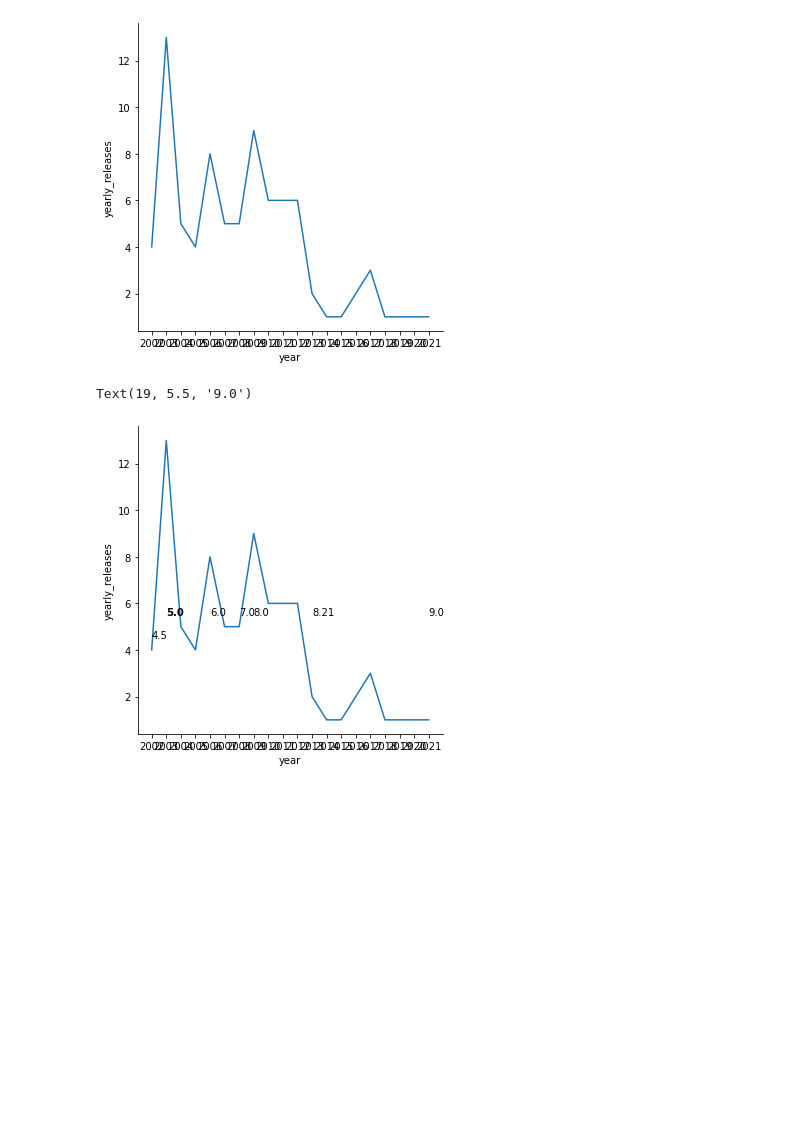
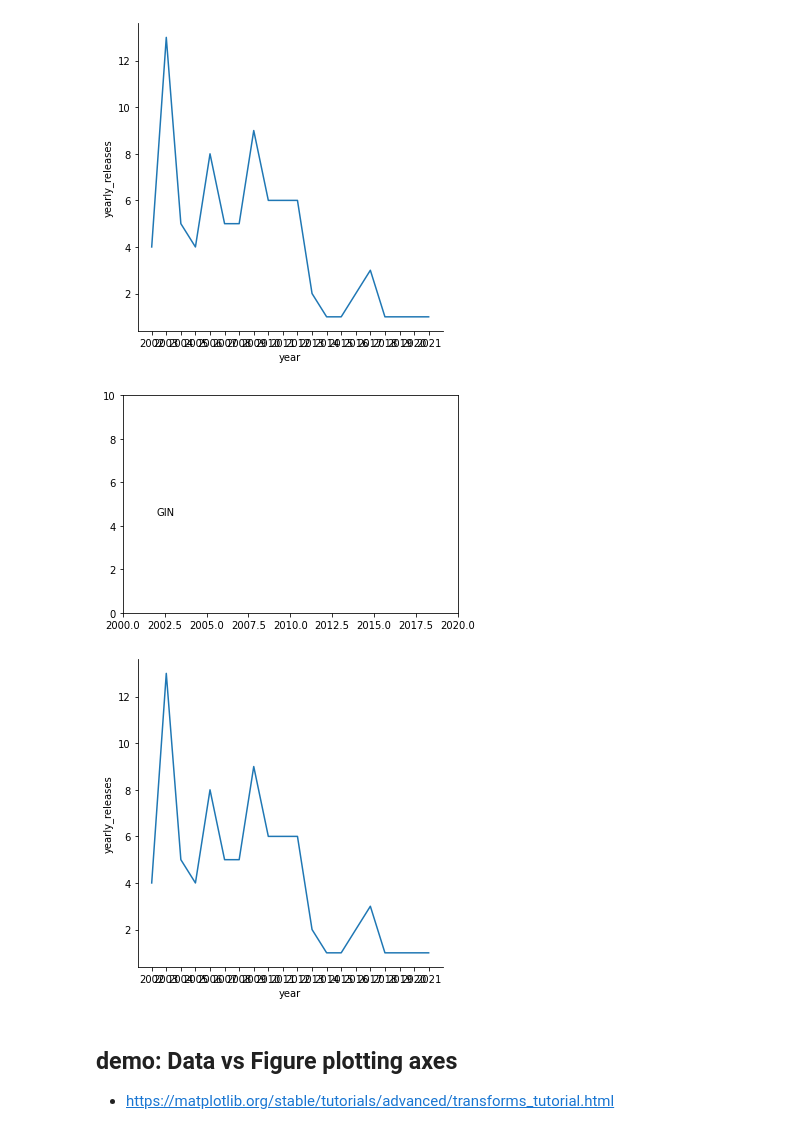
Before and after one commit to johntellsall/shotglass, a Jupyter notebook: dec/shotglass-coreutils.ipynb, the cells around one changed output. Saved outputs shown, nothing was run; the diff lists cells and outputs as text; code cells hidden in the pictures; blank space fills up the shorter version.

```diff
--- a/dec/shotglass-coreutils.ipynb
+++ b/dec/shotglass-coreutils.ipynb
@@ -45,21 +45,31 @@ sns.relplot(data=releases_df, x='year', y='yearly_releases', kind='line')
 <seaborn.axisgrid.FacetGrid at 0x...>
 [figure]
 # %%
+
+fig, ax = plt.subplots()
+ax.set_xlim(2000, 2020)
+ax.set_ylim(0, 10)
 
 sns.relplot(data=releases_df, x='year', y='yearly_releases', kind='line')
 
-first = 2002
-plt.text(2002-first, 4.5, "4.5") # , transform=ax.transAxes)
-# , horizontalalignment='left', size='medium', color='black', weight='semibold')
-plt.text(2003-first, 5.5, "5.0", horizontalalignment='left', size='medium', color='black', weight='semibold')
-plt.text(2006-first, 5.5, "6.0")
-plt.text(2008-first, 5.5, "7.0")
-plt.text(2009-first, 5.5, "8.0")
-plt.text(2013-first, 5.5, "8.21")
-plt.text(2021-first, 5.5, "9.0")
+if 0:
+    first = 2002
+    plt.text(2002-first, 4.5, "4.5") # , transform=ax.transAxes)
+    # , horizontalalignment='left', size='medium', color='black', weight='semibold')
+    plt.text(2003-first, 5.5, "5.0", horizontalalignment='left', size='medium', color='black', weight='semibold')
+    plt.text(2006-first, 5.5, "6.0")
+    plt.text(2008-first, 5.5, "7.0")
+    plt.text(2009-first, 5.5, "8.0")
+    plt.text(2013, 5.5, "8.21", textcoords='offset points')
+    plt.text(2021-first, 5.5, "9.0")
+else:
+    # ax.annotate('BEER',
+    #         (2002, 4.5), xytext=(-2*offset, offset), textcoords='offset points',
+    #         bbox=bbox, arrowprops=arrowprops)
+    ax.text(2002, 4.5, "GIN") # , transform=ax.transAxes)
 # %% [output]
-Text(19, 5.5, '9.0')
-[figure, old version]
+[figure, new version]
+[figure, added]
 # %%
 # sns.heatmap(corr, mask=mask, cmap=cmap, vmax=.3, center=0,
 #             square=True, linewidths=.5, cbar_kws={"shrink": .5})
@@ -74,6 +84,10 @@ Text(19, 5.5, '9.0')
 # sns.heatmap(releases_df)
 # , mask=mask, cmap=cmap, vmax=.3, center=0,
 #             square=True, linewidths=.5, cbar_kws={"shrink": .5})
+# %% [markdown]
+## demo: Data vs Figure plotting axes
+
+* https://matplotlib.org/stable/tutorials/advanced/transforms_tutorial.html
 # %%
 import numpy as np
 
```
Also changed, not shown: parts of 1 cell of this notebook.
